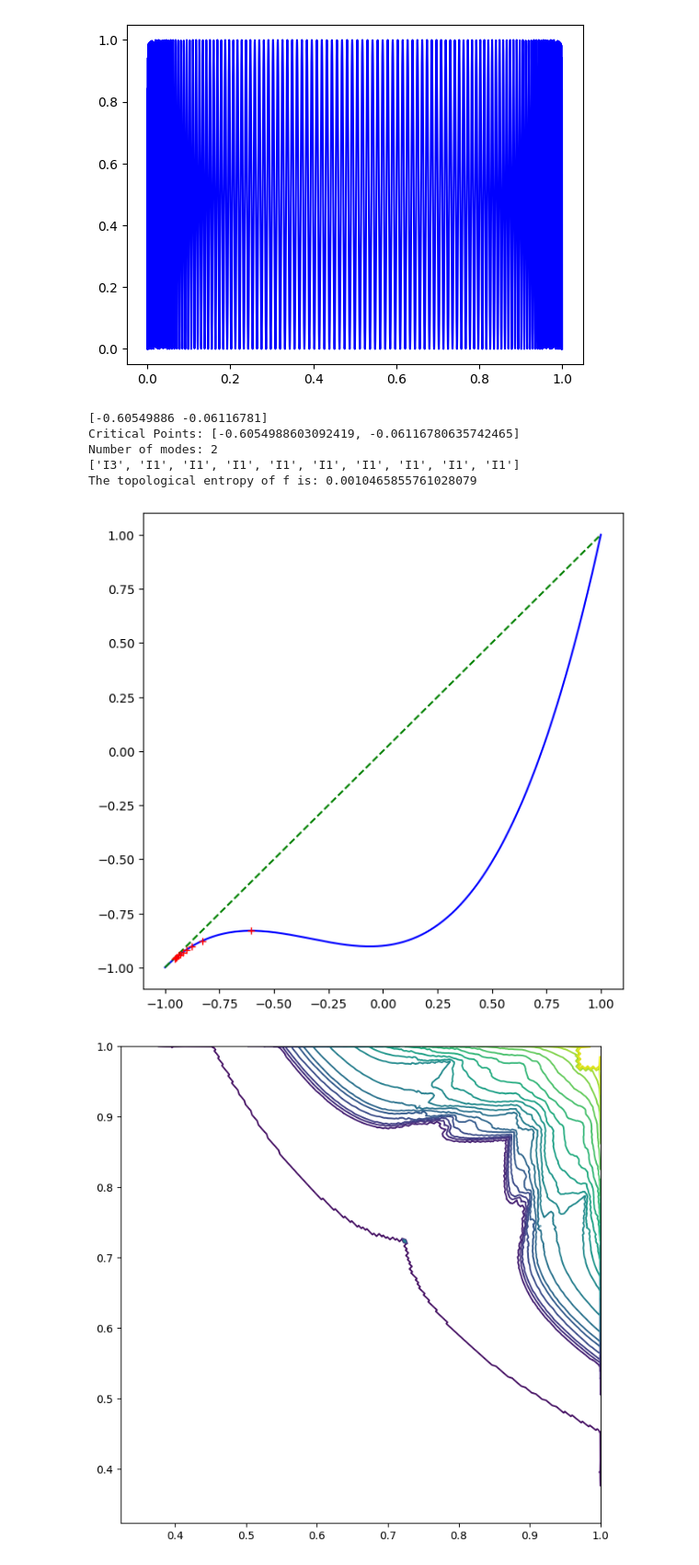
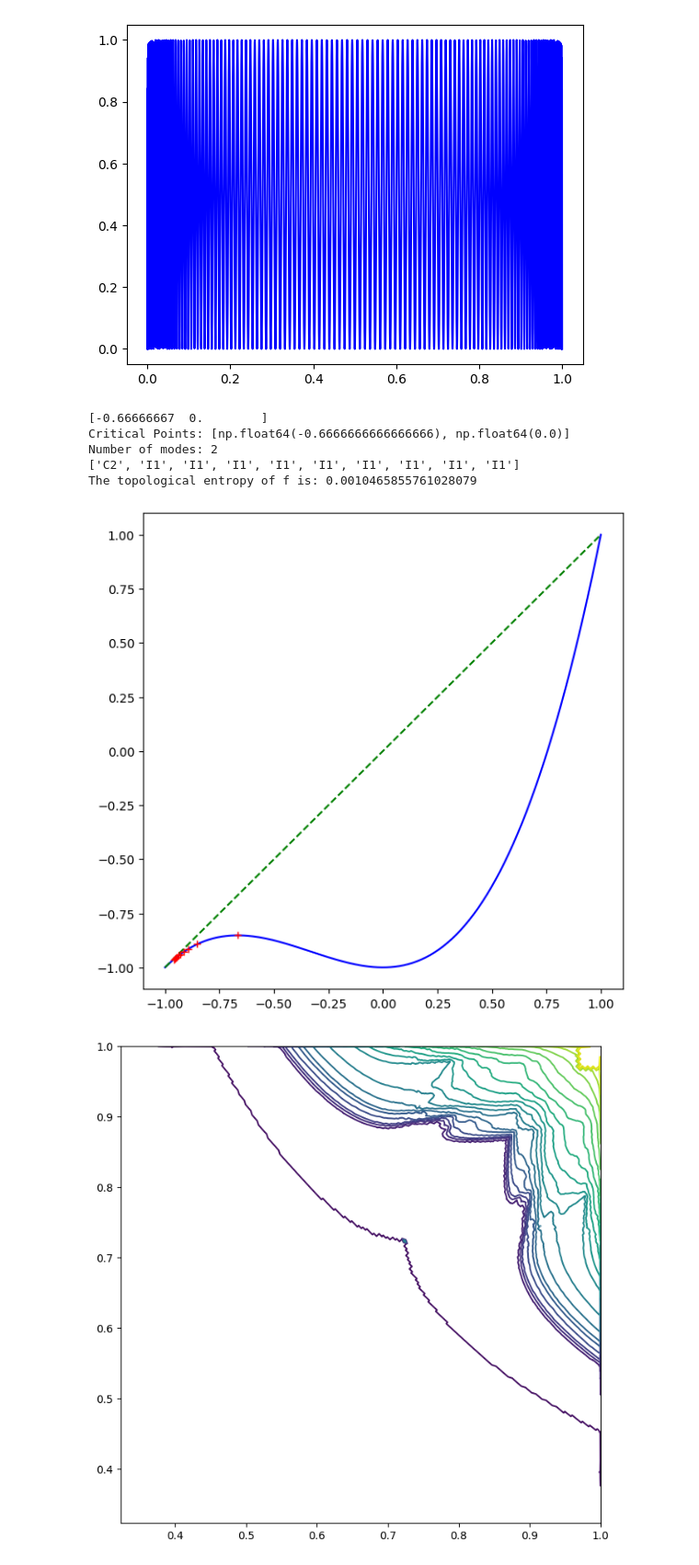
Before and after one commit to NoahCockram/topological_entropy, a Jupyter notebook: Amigo multimodal entropy algorithm.ipynb, the cells around one changed output. Shown at 92% size. Drawn from its saved outputs; the diff is of its cells as text; code cells hidden in the pictures.

```diff
--- a/Amigo multimodal entropy algorithm.ipynb
+++ b/Amigo multimodal entropy algorithm.ipynb
@@ -83,7 +83,7 @@ def MinMax(critnum,shape,f,N,critical_points):
     fci = poly.polyval(critical_points[critnum-1],f)
     I = Itinerary(fci,f,N,critical_points)
     W = []
-    if critnum%2 == 1:
+    if critnum%2:
         if shape == 1:
             W += [f'M{I[0]}']
         else:
@@ -96,26 +96,26 @@ def MinMax(critnum,shape,f,N,critical_points):
     for k in range(1,len(I)):
         #print(I[k])
         for i in range(len(critical_points)):
-            if (W[-1] == f'mC{i+1}' or W[-1] == f'MC{i+1}') and i%2 == 0:
+            if (W[-1] == f'mC{i+1}' or W[-1] == f'MC{i+1}') and not i%2:
                 if shape == 1:
                     W += [f'M{I[k]}']
                 else:
                     W += [f'm{I[k]}']
                 break
-            elif (W[-1] == f'mC{i+1}' or W[-1] == f'MC{i+1}') and i%2 == 1:
+            elif (W[-1] == f'mC{i+1}' or W[-1] == f'MC{i+1}') and i%2:
                 if shape == 1:
                     W += [f'm{I[k]}']
                 else:
                     W += [f'M{I[k]}']
                 break
         for i in range(len(critical_points)+1):
-            if (W[-1] == f'mI{i+1}' and i%2 == 0) or (W[-1] == f'MI{i+1}' and i%2 == 1):
+            if (W[-1] == f'mI{i+1}' and not i%2) or (W[-1] == f'MI{i+1}' and i%2):
                 if shape == 1:
                     W += [f'm{I[k]}']
                 else:
                     W += [f'M{I[k]}']
                 break
-            elif (W[-1] == f'mI{i+1}' and i%2 == 1) or (W[-1] == f'MI{i+1}' and i%2 == 0):
+            elif (W[-1] == f'mI{i+1}' and i%2) or (W[-1] == f'MI{i+1}' and not i%2):
                 if shape == 1:
                     W += [f'M{I[k]}']
                 else:
@@ -184,7 +184,7 @@ def NextKvi(Kvi, v, MinMaxSymbols, BadSymbols, l):
 def CapitalSvi(svi,Kvi,v,l):
     Svi = []
     for i in range(l):
-        if Kvi[i] == []:
+        if not Kvi[i]: # == []:
             Svi += [0]
         else:
             L = [[x,v-y] for [x,y] in Kvi[i]]
@@ -198,8 +198,9 @@ def Nextsvi(svi, sum_sv, Svi):
 def TopologicalEntropy(f, shape, critical_points, bad_symbols, epsilon = 1e-4, nmax = 100):
     #Preparation / initialisation
     l = len(critical_points)
-    if l == 0:
+    if not l: # == 0:
         return 10*epsilon
+
     s0i = np.ones(l)
     s0 = l
     W = MinMaxSequences(f, shape, l, nmax+1, critical_points)
@@ -212,7 +213,7 @@ def TopologicalEntropy(f, shape, critical_points, bad_symbols, epsilon = 1e-4, n
         Kvi += [Kvientry]
     S1i = []
     for i in range(l):
-        if Kvi[i] == []:
+        if not Kvi[i]: # == []:
             S1i += [0]
         else:
             L = [1-y for [_,y] in Kvi[i]]
@@ -238,10 +239,10 @@ def TopologicalEntropy(f, shape, critical_points, bad_symbols, epsilon = 1e-4, n
         Kvi = NextKvi(Kvi, v, W, bad_symbols, l)
         Svi = CapitalSvi(svi, Kvi, v, l)
         Sv = sum(Svi)
-        svi = Nextsvi(svi, sum_sv, Svi)
+        svi += [[1 + sum_sv - Svi[i] for i in range(len(Svi))]] # svi = Nextsvi(svi, sum_sv, Svi)
+        h1 = np.log(1 + sum_sv)/v
         sv = l*(1 + sum_sv) - Sv
         sum_sv += sv #We don't actually need to store the entire list of sv values, just the latest value and the sum of all values so far
-        h1 = np.log((sv + Sv)/l)/v
 
         if abs(h1 - h0) <= epsilon: #return our approximation if the current and previous approximations are close enough
             return h1
@@ -254,41 +255,41 @@ def TopologicalEntropy(f, shape, critical_points, bad_symbols, epsilon = 1e-4, n
 
 #initialisation
 bad_symbols = BadSymbols(3)
-m = 0.9
-n = 0.9
+m = 1
+n = 1
 f = (-n,1-m,n,m)
 shape = 1
 #printing off some values
 C = CriticalPoints(f)
 print(C)
 C = [x.real for x in C[np.isreal(C)]]
 l = len(C)
 print('Critical Points:',C,'\nNumber of modes:',l)
 
 #computing the polynomial curve and the orbits for plotting
 xlin = np.linspace(-1,1,200)
 F = [poly.polyval(x,f) for x in xlin]
 O = Orbit(C[0],f,10)
 V = Orbit(poly.polyval(C[0],f),f,10)
 I = Itinerary(0,f,10,C)
 print(I)
 
 #computing the topological entropy of f
 h = TopologicalEntropy(f, shape, C, bad_symbols, epsilon = 1e-7, nmax = 50000)
 print('The topological entropy of f is:', h)
 
 fig, ax = plt.subplots(nrows=1,ncols=1,figsize=(7,7))
 ax.plot(xlin, F, 'b')
 ax.plot(xlin,xlin,'g--')
 ax.plot(O,V,'r+')
 plt.show()
 # %% [output]
-[-0.60549886 -0.06116781]
-Critical Points: [-0.6054988603092419, -0.06116780635742465]
+[-0.66666667  0.        ]
+Critical Points: [np.float64(-0.6666666666666666), np.float64(0.0)]
 Number of modes: 2
-['I3', 'I1', 'I1', 'I1', 'I1', 'I1', 'I1', 'I1', 'I1', 'I1']
+['C2', 'I1', 'I1', 'I1', 'I1', 'I1', 'I1', 'I1', 'I1', 'I1']
 The topological entropy of f is: 0.0010465855761028079
-[figure, old version]
+[figure, new version]
 # %%
 def DrawCubicEntropy(shape = 1, Precision = 100, epsilon = 1e-3, nmax=2000):
     if shape == 1:
```
